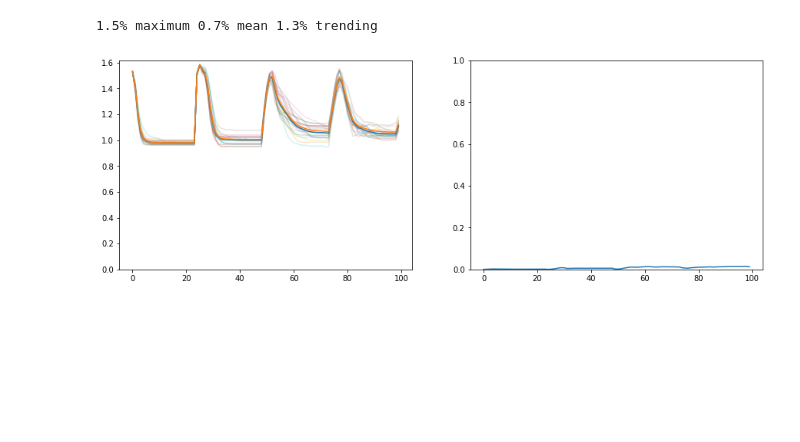
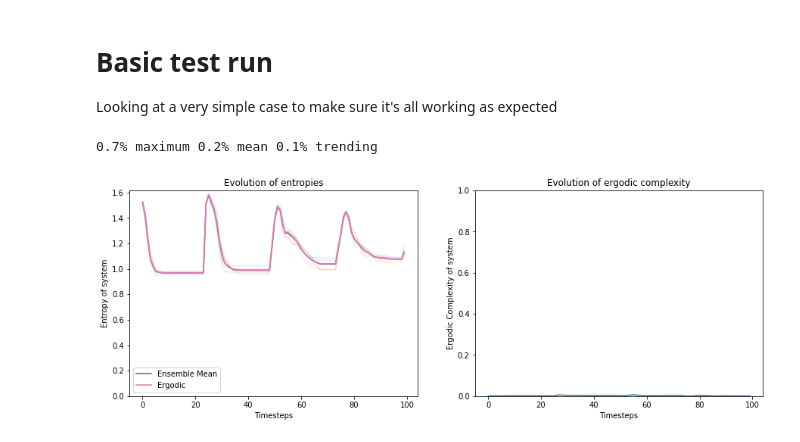
Before and after one commit to timjdavey/incoherence, a Jupyter notebook: notebooks/Analysis Daisyworld.ipynb, the cells around one changed output. Cells and saved outputs as stored; diff of their text form; code cells hidden in the pictures; blank space fills up the shorter version.

```diff
--- a/notebooks/Analysis Daisyworld.ipynb
+++ b/notebooks/Analysis Daisyworld.ipynb
@@ -95,10 +6,13 @@ class BasicDaisyWorldTimeSeries:
-# %%
-worlds = BasicDaisyWorldTimeSeries()
-worlds.create(20, POP_DEFAULT, store=False)
-worlds.simulate()
-worlds.analyse()
-worlds.stats()
-worlds.plot()
-# %% [output]
-1.5% maximum 0.7% mean 1.3% trending
-[figure, removed]
+# %% [markdown]
+# Basic test run
+
+Looking at a very simple case to make sure it's all working as expected
+# %%
+ensembles = 5
+distance = 100
+worlds = [DaisyWorld(POP_DEFAULT, store=False) for e in range(ensembles)]
+analysis = DaisyWorldAnalysis(worlds, nbsetup.cp)
+analysis.complete(distance)
+# %% [output]
+0.7% maximum 0.2% mean 0.1% trending
+[figure, added]
```
Also changed, not shown: parts of 36 cells of this notebook, 5 other files.
